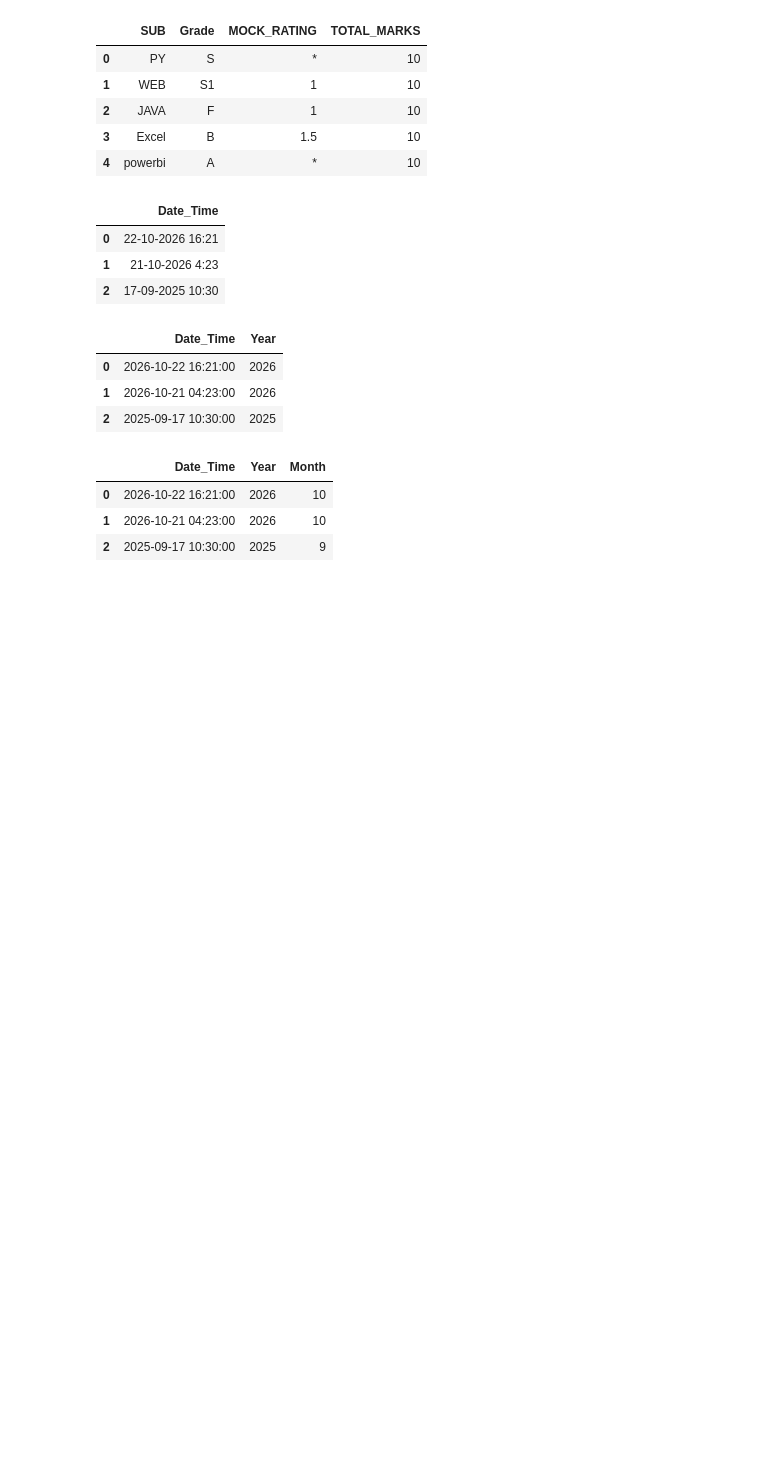
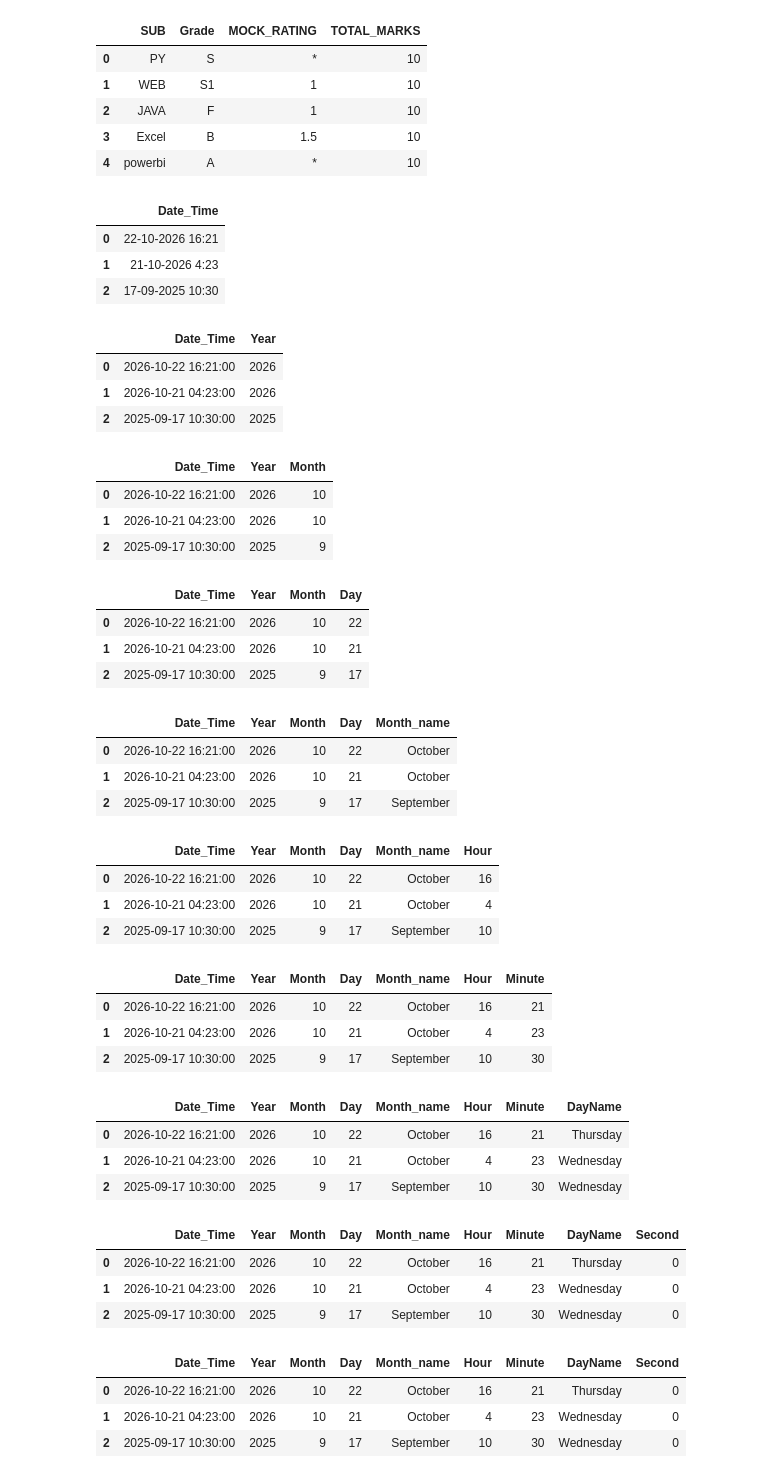
Before and after one commit to bhakti-wagh/PandasLibrary, a Jupyter notebook: day2.ipynb, the cells around one changed output. Saved outputs shown, nothing was run; the diff lists cells and outputs as text; code cells hidden in the pictures; blank space fills up the shorter version.

```diff
--- a/day2.ipynb
+++ b/day2.ipynb
@@ -243,3 +245,64 @@ df
 | 0 | 2026-10-22 16:21:00 | 2026 | 10 |
 | 1 | 2026-10-21 04:23:00 | 2026 | 10 |
 | 2 | 2025-09-17 10:30:00 | 2025 | 9 |
+# %%
+#create a day
+df['Day']=df['Date_Time'].dt.day
+df
+# %% [output]
+|  | Date_Time | Year | Month | Day |
+| 0 | 2026-10-22 16:21:00 | 2026 | 10 | 22 |
+| 1 | 2026-10-21 04:23:00 | 2026 | 10 | 21 |
+| 2 | 2025-09-17 10:30:00 | 2025 | 9 | 17 |
+# %%
+#create a month name col
+df['Month_name ']=df['Date_Time'].dt.month_name()
+df
+# %% [output]
+|  | Date_Time | Year | Month | Day | Month_name |
+| 0 | 2026-10-22 16:21:00 | 2026 | 10 | 22 | October |
+| 1 | 2026-10-21 04:23:00 | 2026 | 10 | 21 | October |
+| 2 | 2025-09-17 10:30:00 | 2025 | 9 | 17 | September |
+# %%
+#create a hour col
+df['Hour']=df['Date_Time'].dt.hour
+df
+# %% [output]
+|  | Date_Time | Year | Month | Day | Month_name | Hour |
+| 0 | 2026-10-22 16:21:00 | 2026 | 10 | 22 | October | 16 |
+| 1 | 2026-10-21 04:23:00 | 2026 | 10 | 21 | October | 4 |
+| 2 | 2025-09-17 10:30:00 | 2025 | 9 | 17 | September | 10 |
+# %%
+#create a minute col
+df["Minute"]=df['Date_Time'].dt.minute
+df
+# %% [output]
+|  | Date_Time | Year | Month | Day | Month_name | Hour | Minute |
+| 0 | 2026-10-22 16:21:00 | 2026 | 10 | 22 | October | 16 | 21 |
+| 1 | 2026-10-21 04:23:00 | 2026 | 10 | 21 | October | 4 | 23 |
+| 2 | 2025-09-17 10:30:00 | 2025 | 9 | 17 | September | 10 | 30 |
+# %%
+#create day name col
+df["DayName"]=df['Date_Time'].dt.day_name()
+df
+# %% [output]
+|  | Date_Time | Year | Month | Day | Month_name | Hour | Minute | DayName |
+| 0 | 2026-10-22 16:21:00 | 2026 | 10 | 22 | October | 16 | 21 | Thursday |
+| 1 | 2026-10-21 04:23:00 | 2026 | 10 | 21 | October | 4 | 23 | Wednesday |
+| 2 | 2025-09-17 10:30:00 | 2025 | 9 | 17 | September | 10 | 30 | Wednesday |
+# %%
+#create second col
+df["Second"]=df['Date_Time'].dt.second
+df
+# %% [output]
+|  | Date_Time | Year | Month | Day | Month_name | Hour | Minute | DayName | Second |
+| 0 | 2026-10-22 16:21:00 | 2026 | 10 | 22 | October | 16 | 21 | Thursday | 0 |
+| 1 | 2026-10-21 04:23:00 | 2026 | 10 | 21 | October | 4 | 23 | Wednesday | 0 |
+| 2 | 2025-09-17 10:30:00 | 2025 | 9 | 17 | September | 10 | 30 | Wednesday | 0 |
+# %%
+df
+# %% [output]
+|  | Date_Time | Year | Month | Day | Month_name | Hour | Minute | DayName | Second |
+| 0 | 2026-10-22 16:21:00 | 2026 | 10 | 22 | October | 16 | 21 | Thursday | 0 |
+| 1 | 2026-10-21 04:23:00 | 2026 | 10 | 21 | October | 4 | 23 | Wednesday | 0 |
+| 2 | 2025-09-17 10:30:00 | 2025 | 9 | 17 | September | 10 | 30 | Wednesday | 0 |
```
Also changed, not shown: parts of 1 cell of this notebook.
